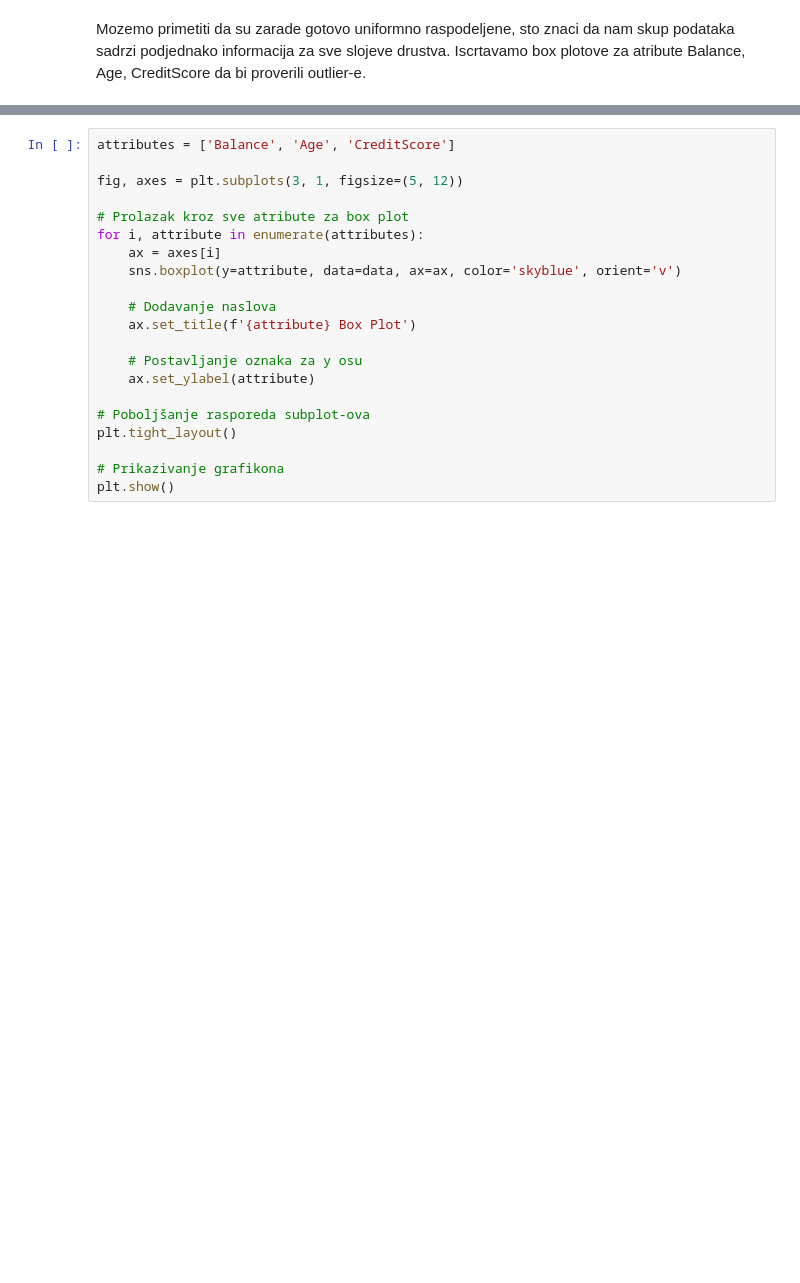
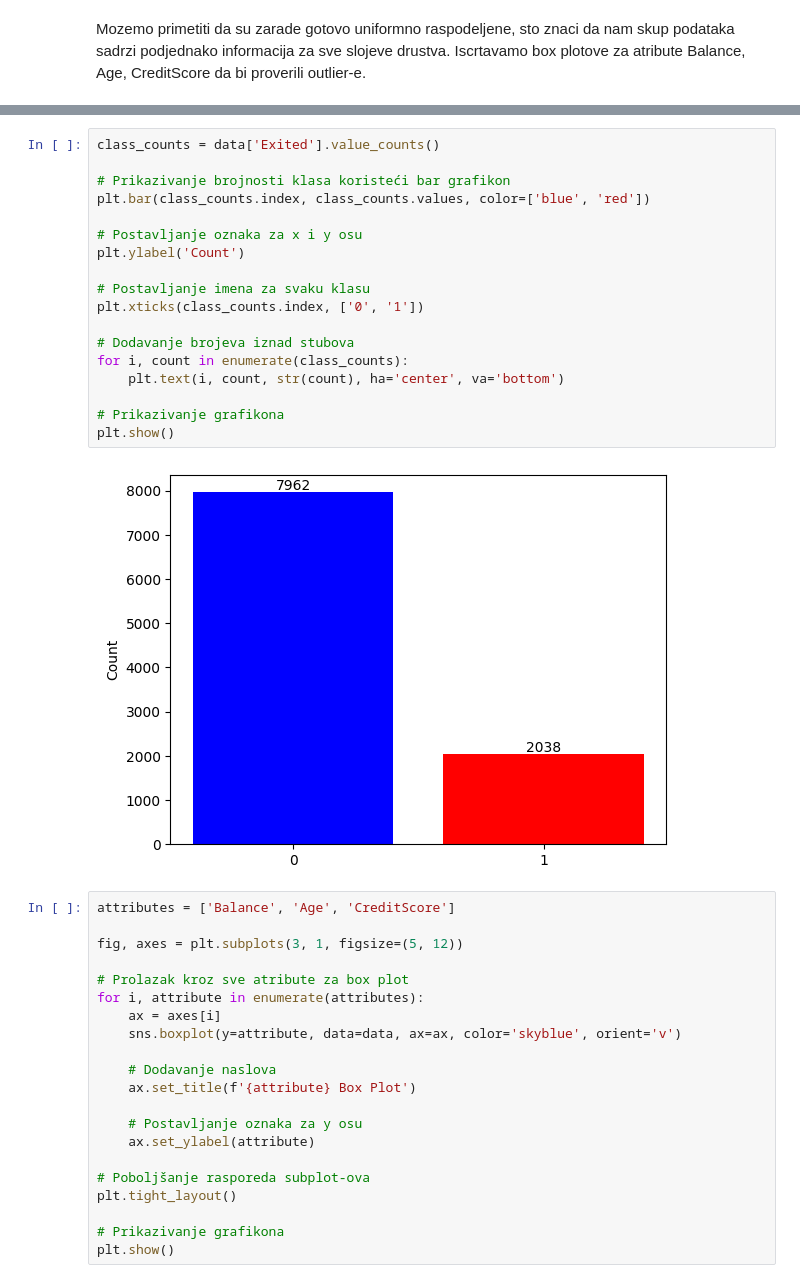
Before and after one commit to shotinform/Bank_Customer_Churn, a Jupyter notebook: preprocessing/Preprocessing.ipynb, the cells around one changed output, grey strips where cells are left out. Cells and saved outputs as stored; diff of their text form; blank space fills up the shorter version.

```diff
--- a/preprocessing/Preprocessing.ipynb
+++ b/preprocessing/Preprocessing.ipynb
@@ -218,3 +288,23 @@ Mozemo primetiti da su zarade gotovo uniformno raspodeljene, sto znaci da nam sk
+# %%
+class_counts = data['Exited'].value_counts()
+
+# Prikazivanje brojnosti klasa koristeći bar grafikon
+plt.bar(class_counts.index, class_counts.values, color=['blue', 'red'])
+
+# Postavljanje oznaka za x i y osu
+plt.ylabel('Count')
+
+# Postavljanje imena za svaku klasu
+plt.xticks(class_counts.index, ['0', '1'])
+
+# Dodavanje brojeva iznad stubova
+for i, count in enumerate(class_counts):
+    plt.text(i, count, str(count), ha='center', va='bottom')
+
+# Prikazivanje grafikona
+plt.show()
+# %% [output]
+[figure, added]
 # %%
 attributes = ['Balance', 'Age', 'CreditScore']
 
```
Also changed, not shown: parts of 6 cells of this notebook, 1 other file.
